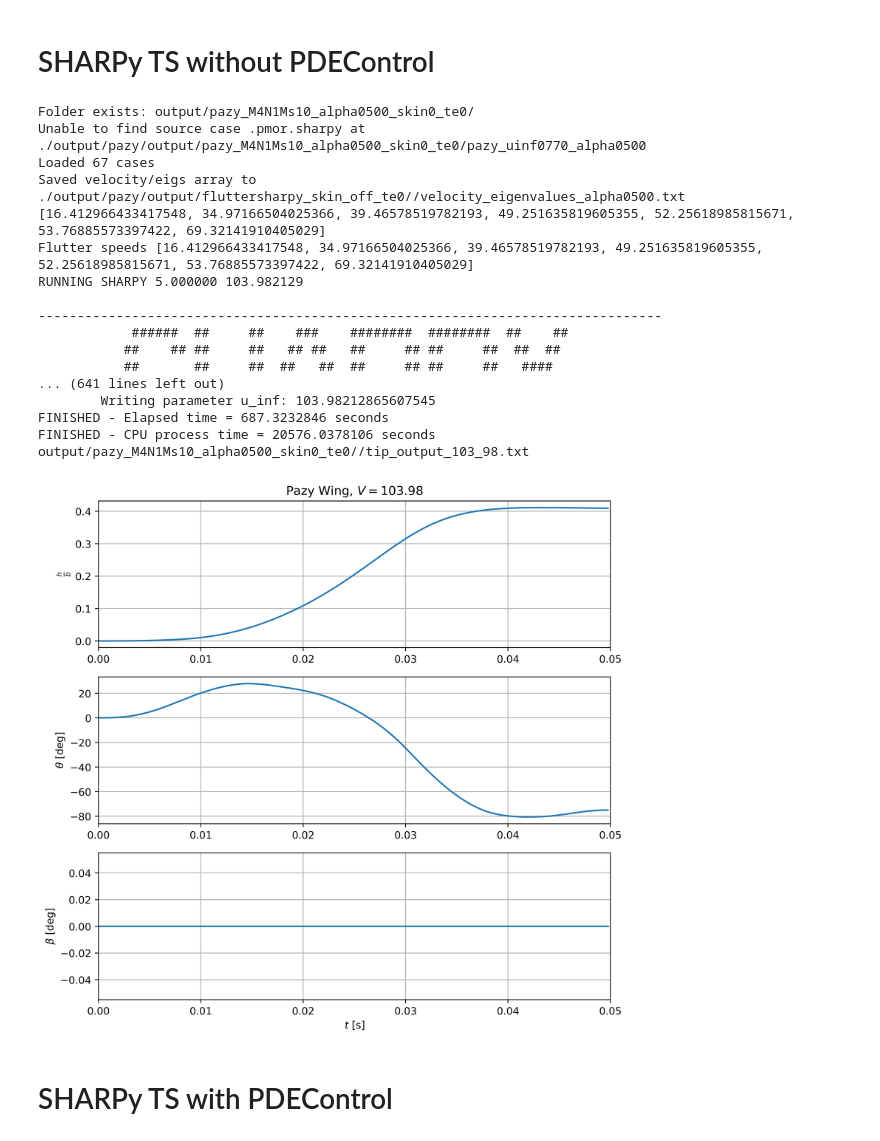
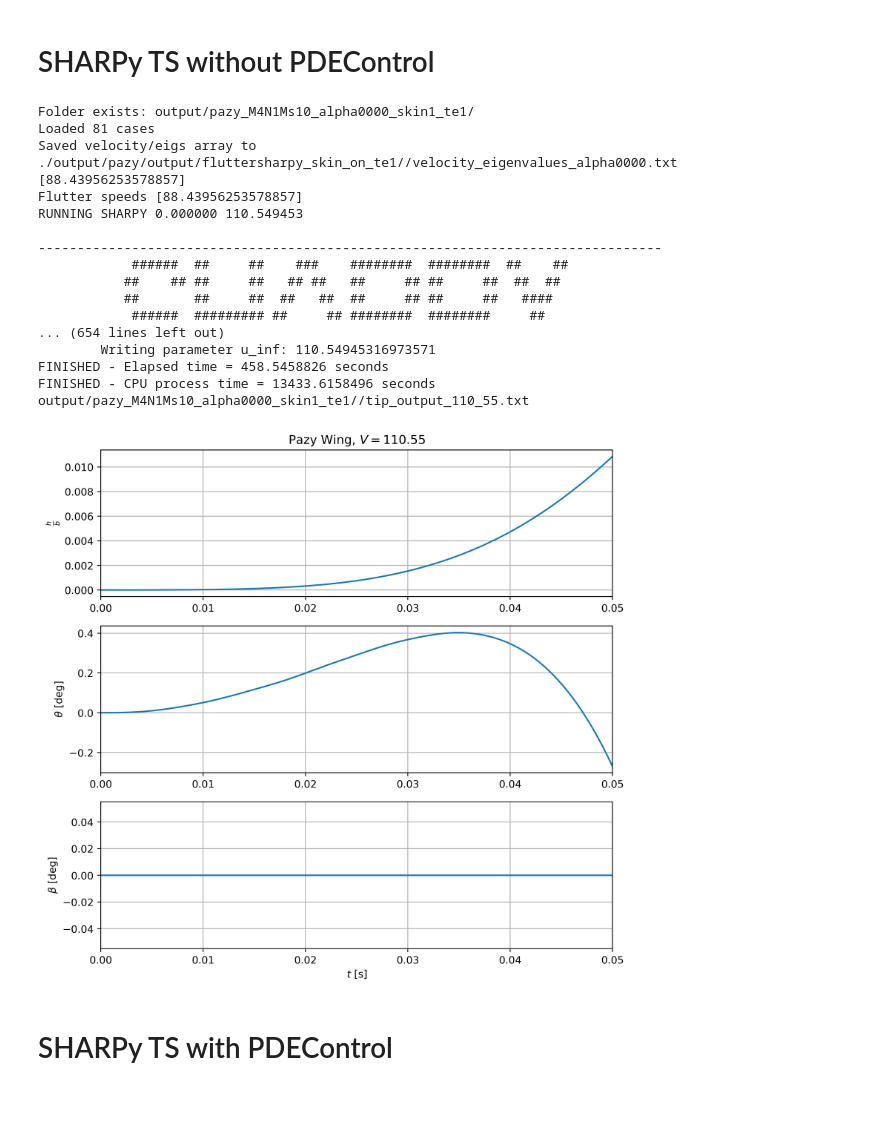
Before and after one commit to ianlamfar/sharpy, a Jupyter notebook: pazy_flutter.ipynb, the cells around one changed output. Cells and saved outputs as stored; diff of their text form; code cells hidden in the pictures; blank space fills up the shorter version.

```diff
--- a/pazy_flutter.ipynb
+++ b/pazy_flutter.ipynb
@@ -25,10 +25,10 @@ chord_frac = 0.25
 # M = 16  # default 16
 # N = 1  # default 1
 # Ms = 20  # default 20
-skin_on = False  # default False
-trailing_edge_weight = False  # default False
-alpha = 5
-gravity_on = True
+skin_on = True  # default False
+trailing_edge_weight = True  # default False
+alpha = 0
+gravity_on = False
 end_time = 0.05
 
 M = 4
@@ -72,12 +72,13 @@ with open('{:s}.txt'.format(batch_log), 'w') as f:
     f.write("date and time = %s\n\n" % dt_string)
 
     for i, u_inf in enumerate(vf5[-1:]):
-        u_inf *= 1.5
+        u_inf *= 1.25
         print('RUNNING SHARPY %f %f\n' % (alpha, u_inf))
         case_name = 'pazy_uinf{:04g}_alpha{:04g}'.format(u_inf*10, alpha*100)
 
         dt = 0.1/M/u_inf
         n_tsteps = int(end_time / dt)
+        if alpha == 0: alpha += 1e-2
         # n_tsteps = 10
         # end_time = dt * n_tsteps
 
@@ -137,46 +138,46 @@ with open('{:s}.txt'.format(batch_log), 'w') as f:
             ax[2].plot(time, aileron, '-')
 
             ax[0].set_title(r'Pazy Wing, $V = {}$'.format(round(u_inf, 2)))
             ax[0].set_xlim(0, end_time)
             ax[1].set_xlim(0, end_time)
             ax[2].set_xlim(0, end_time)
 
             ax[0].grid()
             ax[1].grid()
             ax[2].grid()
             ax[2].set_xlabel(r"$t$ [s]")
             ax[0].set_ylabel(r"$\frac{h}{b}$")
             ax[1].set_ylabel(r'$\theta$ [deg]')
             ax[2].set_ylabel(r'$\beta$ [deg]')
 
             ustr = str(round(u_inf, 3)).replace('.', '_')
             #     plt.savefig('../Desktop/goland_vf_m{}n{}ms{}_nocontrol.png'.format(M, N, M_star_fact))
             plt.show()
 
         except AssertionError:
             now = datetime.now()
             dt_string = now.strftime("%d/%m/%Y %H:%M:%S")
             with open('./{:s}.txt'.format(batch_log), 'a') as f:
                 f.write('%s ERROR RUNNING case %f\n\n' % (dt_string, u_inf))
 # %% [output]
-Folder exists: output/pazy_M4N1Ms10_alpha0500_skin0_te0/
-Unable to find source case .pmor.sharpy at ./output/pazy/output/pazy_M4N1Ms10_alpha0500_skin0_te0/pazy_uinf0770_alpha0500
-Loaded 67 cases
-Saved velocity/eigs array to ./output/pazy/output/fluttersharpy_skin_off_te0//velocity_eigenvalues_alpha0500.txt
-[16.412966433417548, 34.97166504025366, 39.46578519782193, 49.251635819605355, 52.25618985815671, 53.76885573397422, 69.32141910405029]
-Flutter speeds [16.412966433417548, 34.97166504025366, 39.46578519782193, 49.251635819605355, 52.25618985815671, 53.76885573397422, 69.32141910405029]
-RUNNING SHARPY 5.000000 103.982129
+Folder exists: output/pazy_M4N1Ms10_alpha0000_skin1_te1/
+Loaded 81 cases
+Saved velocity/eigs array to ./output/pazy/output/fluttersharpy_skin_on_te1//velocity_eigenvalues_alpha0000.txt
+[88.43956253578857]
+Flutter speeds [88.43956253578857]
+RUNNING SHARPY 0.000000 110.549453
 
 --------------------------------------------------------------------------------
             ######  ##     ##    ###    ########  ########  ##    ##
            ##    ## ##     ##   ## ##   ##     ## ##     ##  ##  ##
            ##       ##     ##  ##   ##  ##     ## ##     ##   ####
-... (641 lines left out)
-        Writing parameter u_inf: 103.98212865607545
-FINISHED - Elapsed time = 687.3232846 seconds
-FINISHED - CPU process time = 20576.0378106 seconds
-output/pazy_M4N1Ms10_alpha0500_skin0_te0//tip_output_103_98.txt
+            ######  ######### ##     ## ########  ########     ##
+... (654 lines left out)
+        Writing parameter u_inf: 110.54945316973571
+FINISHED - Elapsed time = 458.5458826 seconds
+FINISHED - CPU process time = 13433.6158496 seconds
+output/pazy_M4N1Ms10_alpha0000_skin1_te1//tip_output_110_55.txt
-[figure, old version]
+[figure, new version]
 # %% [markdown]
 # SHARPy TS with PDEControl
 # %%
```
Also changed, not shown: parts of 1 cell of this notebook, 5 other files.
